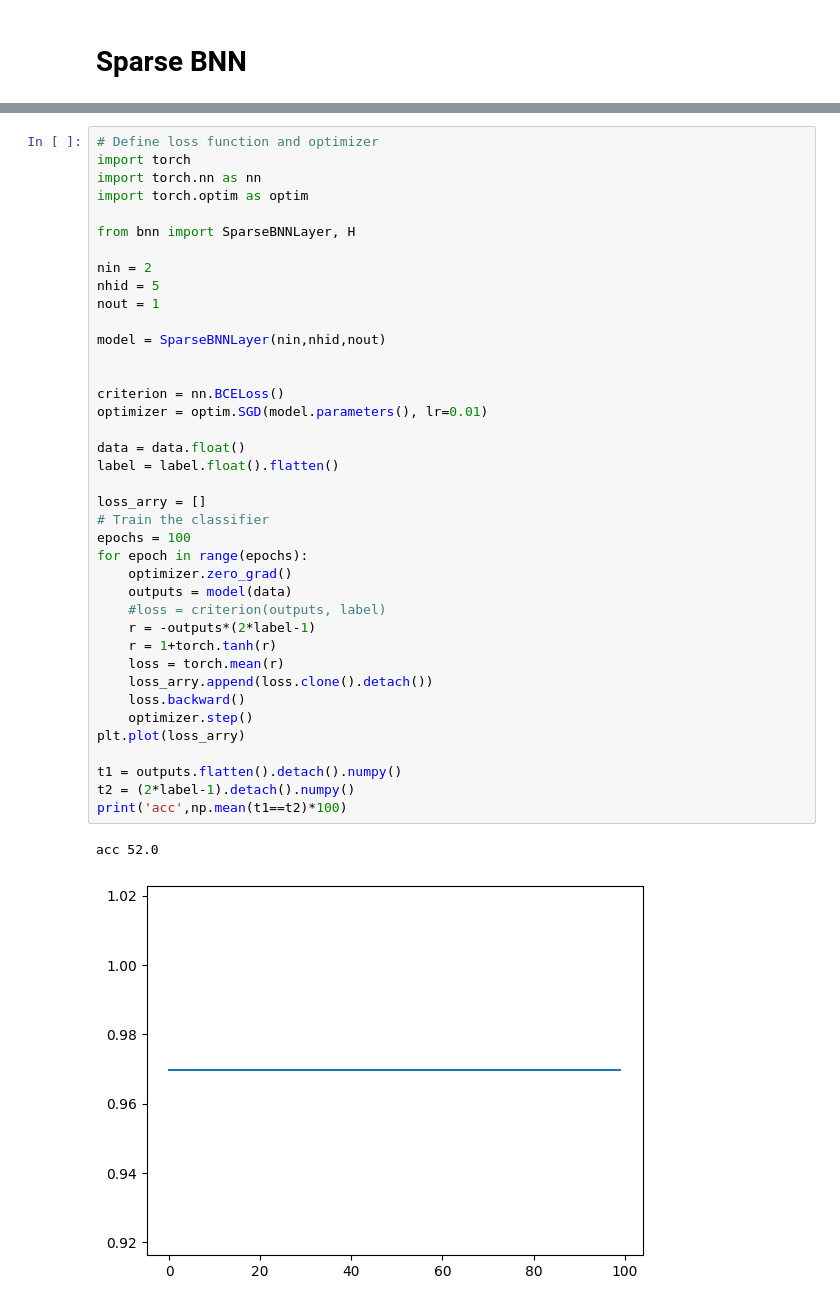
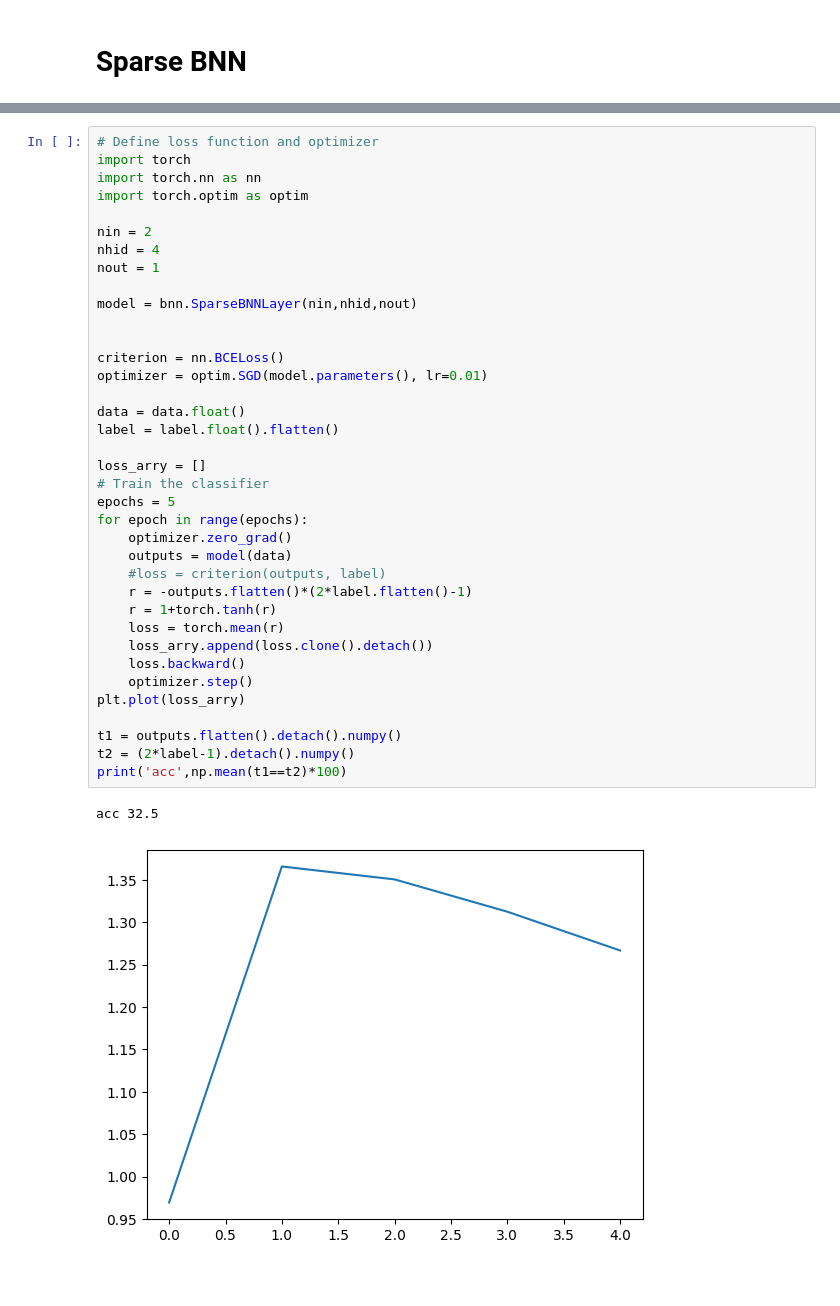
Before and after one commit to mlsquare/CompressiveLearning, a Jupyter notebook: colt/notebooks/02-Sparse-BNN-Layer-Dev-n-Test.ipynb, the cells around one changed output, grey strips where cells are left out. Drawn from its saved outputs; the diff is of its cells as text.

```diff
--- a/colt/notebooks/02-Sparse-BNN-Layer-Dev-n-Test.ipynb
+++ b/colt/notebooks/02-Sparse-BNN-Layer-Dev-n-Test.ipynb
@@ -56,39 +59,37 @@ import torch
 import torch.nn as nn
 import torch.optim as optim
 
-from bnn import SparseBNNLayer, H
-
 nin = 2
-nhid = 5
+nhid = 4
 nout = 1
 
-model = SparseBNNLayer(nin,nhid,nout)
+model = bnn.SparseBNNLayer(nin,nhid,nout)
 
 
 criterion = nn.BCELoss()
 optimizer = optim.SGD(model.parameters(), lr=0.01)
 
 data = data.float()
 label = label.float().flatten()
 
 loss_arry = []
 # Train the classifier
-epochs = 100
+epochs = 5
 for epoch in range(epochs):
     optimizer.zero_grad()
     outputs = model(data)
     #loss = criterion(outputs, label)
-    r = -outputs*(2*label-1)
+    r = -outputs.flatten()*(2*label.flatten()-1)
     r = 1+torch.tanh(r)
     loss = torch.mean(r)
     loss_arry.append(loss.clone().detach())
     loss.backward()
     optimizer.step()
 plt.plot(loss_arry)
 
 t1 = outputs.flatten().detach().numpy()
 t2 = (2*label-1).detach().numpy()
 print('acc',np.mean(t1==t2)*100)
 # %% [output]
-acc 52.0
+acc 32.5
-[figure, old version]
+[figure, new version]
```
Also changed, not shown: parts of 4 cells of this notebook, 1 other file.
